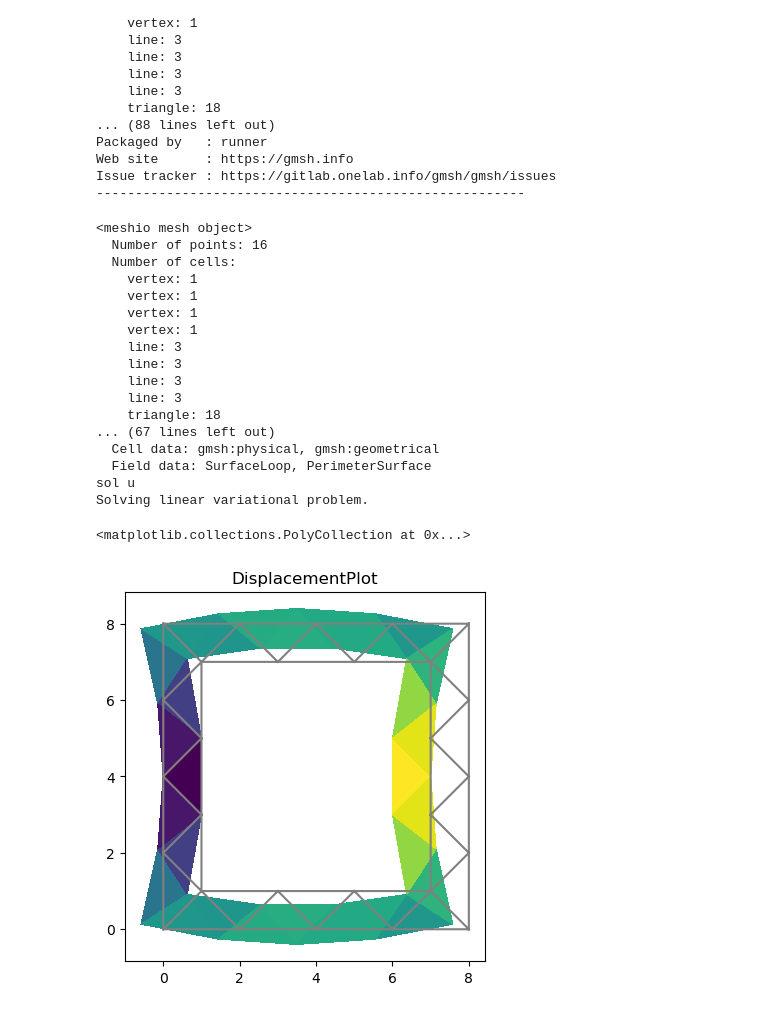
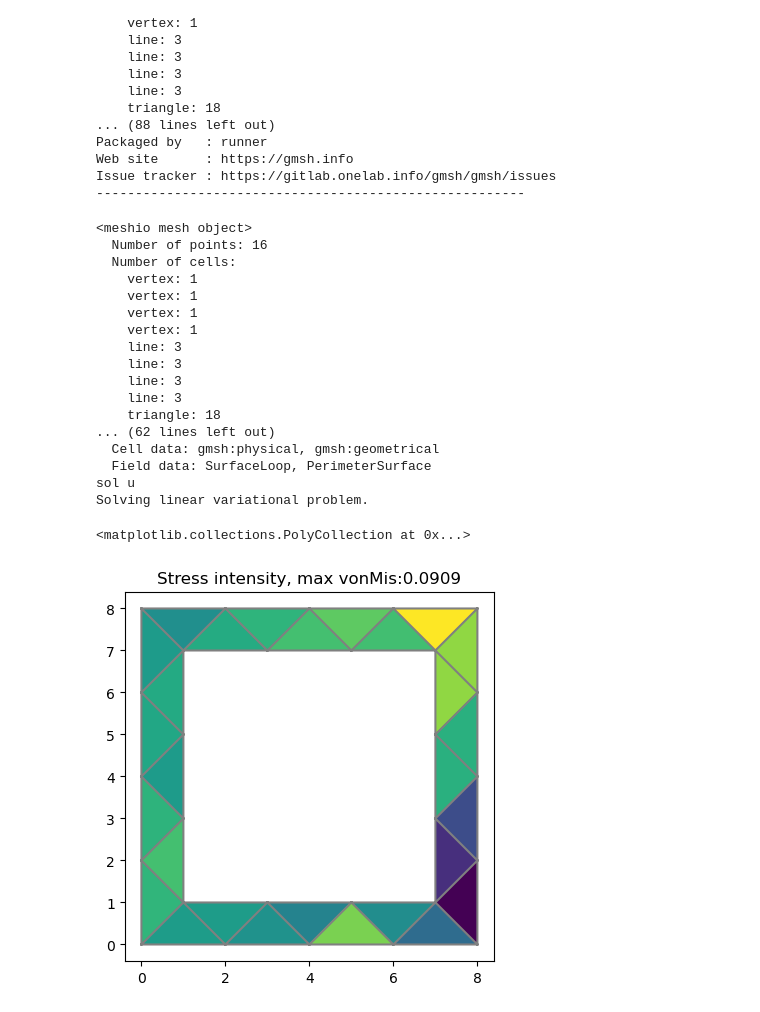
Before and after one commit to grohalex/Project2023, a Jupyter notebook: smallSquareMesh.ipynb, the cells around one changed output. Saved outputs shown, nothing was run; the diff lists cells and outputs as text; code cells hidden in the pictures.

Commit message:
fenics and gmsh - von Mises stress

```diff
--- a/smallSquareMesh.ipynb
+++ b/smallSquareMesh.ipynb
@@ -1377,9 +1377,10 @@ num_el = len(infill_connect)               # number of infill elements
 # --- GMSH -----------------------------------
 # creating a modifiable interior in gmsh based on the infill mesh
 infill_vec = np.random.randint(0, 2, size=num_el)  # vector of 1's and 0's if element is included
-infill_vec = np.ones(18)
-infill_vec = [1,1,1,1,0,0,0,0,1,1,0,0,0,0,0,0,0,0]
-infill_vec = [0,0,0,0,0,0,0,0,1,1,0,0,0,0,0,0,0,0]
+#infill_vec = np.ones(18)
+infill_vec = np.zeros(18)
+#infill_vec = [1,1,1,1,0,0,0,0,1,1,0,0,0,0,0,0,0,0]
+#infill_vec = [0,0,0,0,0,0,0,0,1,1,0,0,0,0,0,0,0,0]
 size = 8  # physical dimension of the side
 P = 1     # number of perimeters
 width, height = size, size       # setting up the square
@@ -1573,33 +1574,44 @@ d = u.geometric_dimension()     # space dimension
 v = TestFunction(V)
 f = Constant((0, 0))
 T = Constant((0, 0))
 a = inner(sigma(u), epsilon(v)) * dx
 L = dot(f, v) * dx + dot(T, v) * ds
 
 # Compute solution
 u = Function(V)
 solve(a == L, u, bcs)
 
 # Plot solution
 print('sol u')
-plot(u, title='DisplacementPlot', mode='displacement')
+#plot(u, title='DisplacementPlot', mode='displacement')
+
+
+# plot Von Mises Stress
+s = sigma(u) - (1./3) * tr(sigma(u)) * Identity(d)  # deviatoric stress
+von_Mises = sqrt(3./2 * inner(s, s))
+V = FunctionSpace(mesh, 'P', 1)
+von_Mises = project(von_Mises, V)
+
+max_von_Mises = von_Mises.vector().max()  # getting maximal von Mises stress
+max_to_print = round(max_von_Mises, 4)
+plot(von_Mises, title=f"Stress intensity, max vonMis:{max_to_print}")
 # %% [output]
 <meshio mesh object>
   Number of points: 16
   Number of cells:
     vertex: 1
     vertex: 1
     vertex: 1
     vertex: 1
     line: 3
     line: 3
     line: 3
     line: 3
     triangle: 18
-... (67 lines left out)
+... (62 lines left out)
   Cell data: gmsh:physical, gmsh:geometrical
   Field data: SurfaceLoop, PerimeterSurface
 sol u
 Solving linear variational problem.
 <matplotlib.collections.PolyCollection at 0x...>
-[figure, old version]
+[figure, new version]
```
Also changed, not shown: parts of 2 cells of this notebook.
